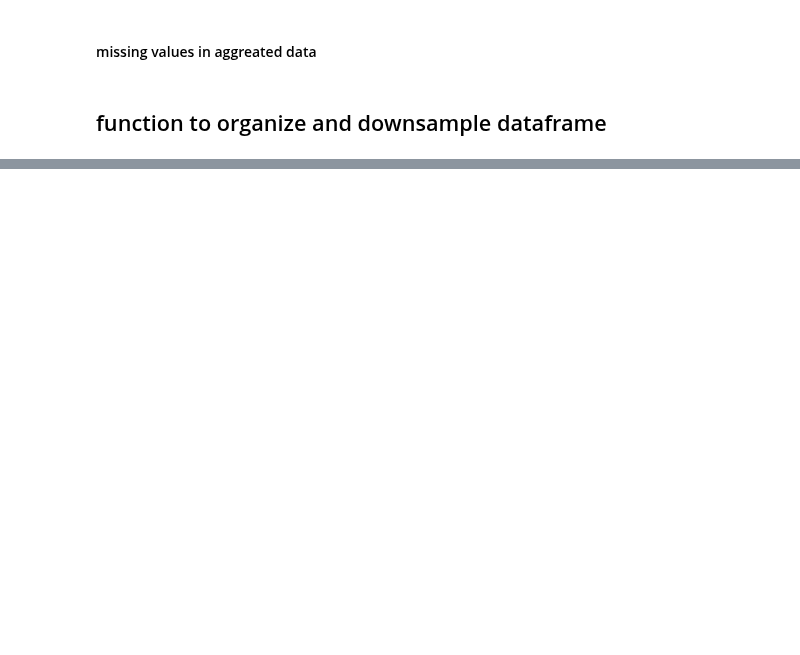
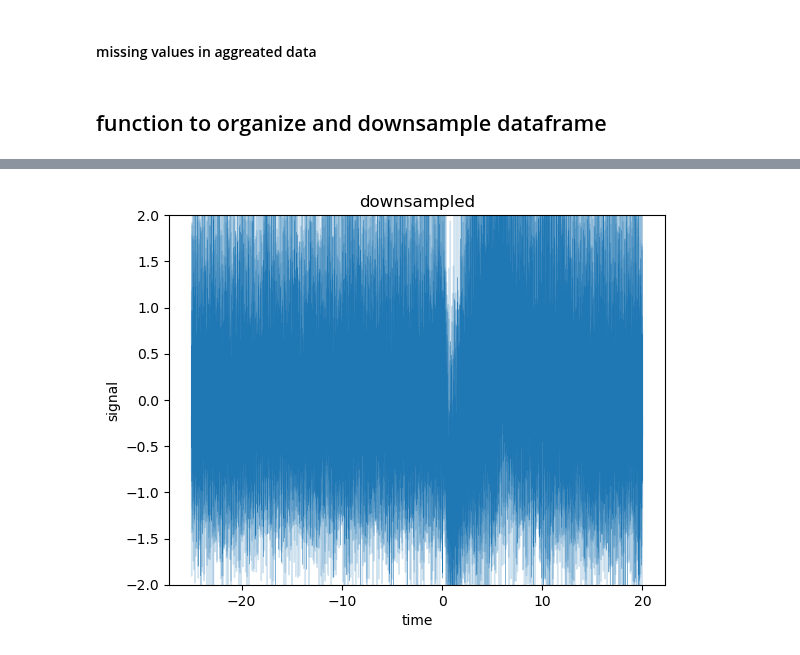
Before and after one commit to Mschaid/ENIGMA, a Jupyter notebook: notebooks/downsampling_iteration.ipynb, the cells around one changed output, grey strips where cells are left out. Drawn from its saved outputs; the diff is of its cells as text; code cells hidden in the pictures; blank space fills up the shorter version.

```diff
--- a/notebooks/downsampling_iteration.ipynb
+++ b/notebooks/downsampling_iteration.ipynb
@@ -117,0 +145,4 @@ downsampled.query('day==1 & event=="cue" & sensor=="DA" & trial == 1')
+# %%
+plot_data(day_3_cue_da_ds, 'downsampled')
+# %% [output]
+[figure, added]
```
Also changed, not shown: parts of 31 cells of this notebook.
